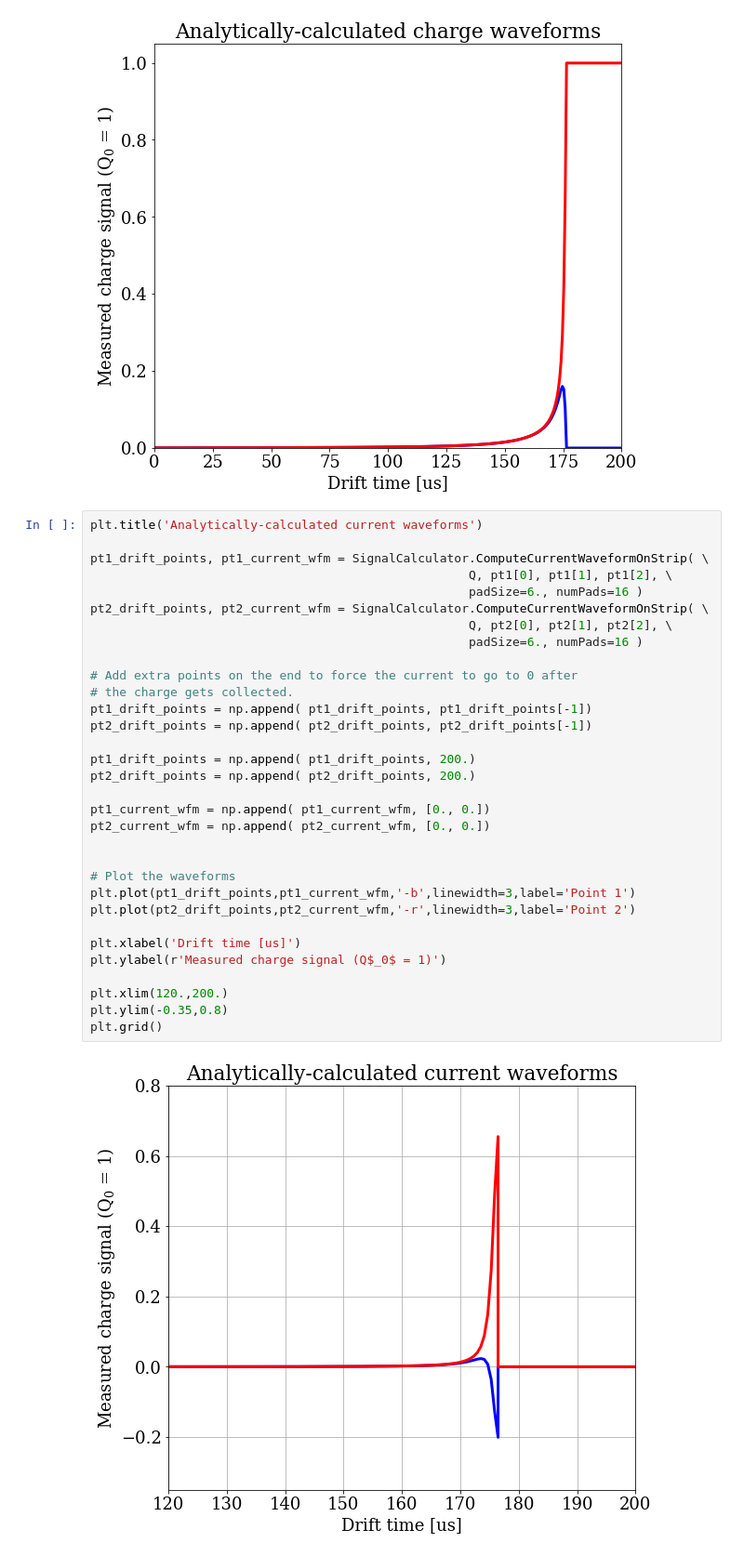
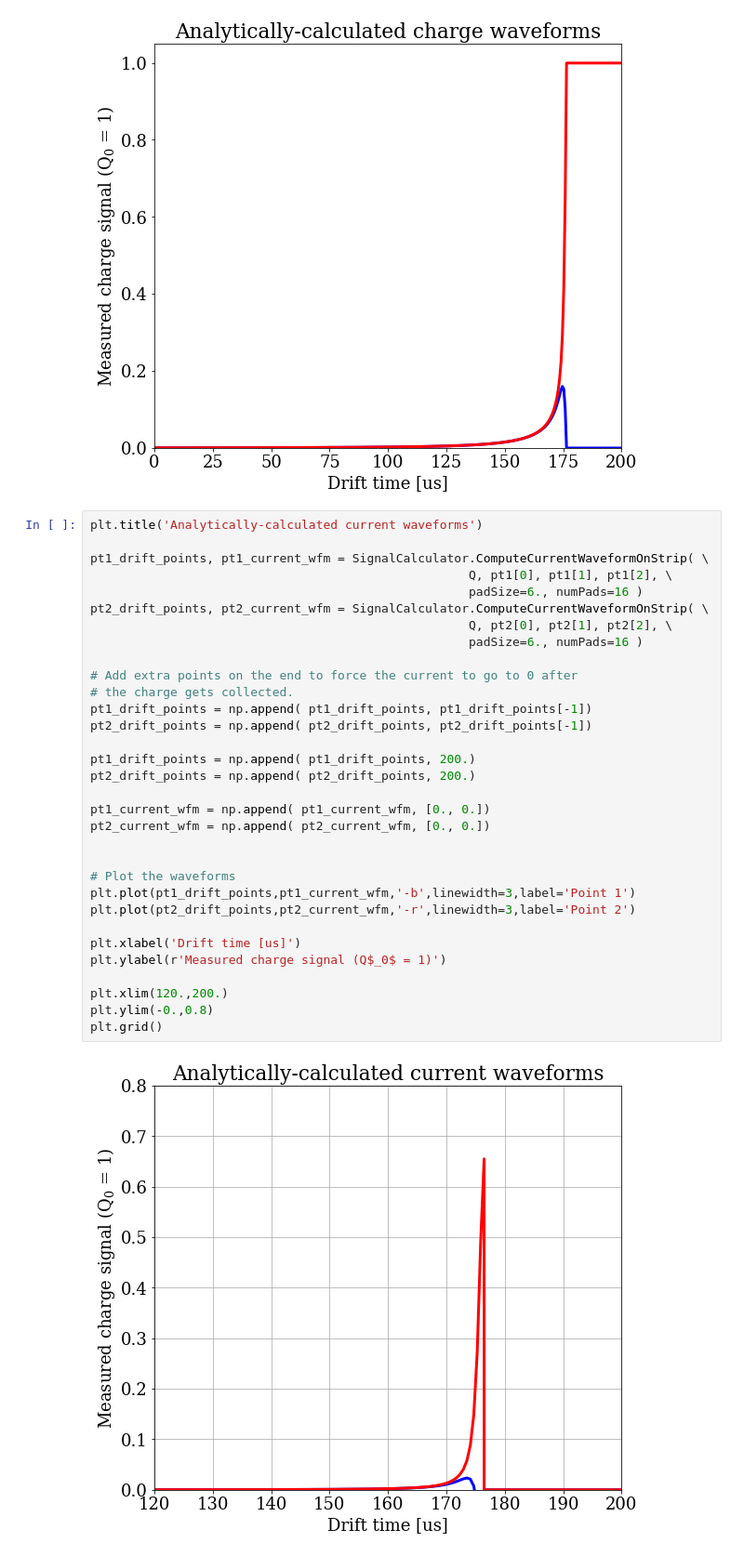
Before and after one commit to bglenardo/CurrentAndChargeSignalCalculator, a Jupyter notebook: Example Notebook.ipynb, the cells around one changed output. Shown: that part at 93% size. Cells and saved outputs as stored; diff of their text form.

```diff
--- a/Example Notebook.ipynb
+++ b/Example Notebook.ipynb
@@ -262,32 +97,32 @@ plt.title('Analytically-calculated current waveforms')
 
 pt1_drift_points, pt1_current_wfm = SignalCalculator.ComputeCurrentWaveformOnStrip( \
                                                     Q, pt1[0], pt1[1], pt1[2], \
                                                     padSize=6., numPads=16 )
 pt2_drift_points, pt2_current_wfm = SignalCalculator.ComputeCurrentWaveformOnStrip( \
                                                     Q, pt2[0], pt2[1], pt2[2], \
                                                     padSize=6., numPads=16 )
 
 # Add extra points on the end to force the current to go to 0 after
 # the charge gets collected.
 pt1_drift_points = np.append( pt1_drift_points, pt1_drift_points[-1])
 pt2_drift_points = np.append( pt2_drift_points, pt2_drift_points[-1])
 
 pt1_drift_points = np.append( pt1_drift_points, 200.)
 pt2_drift_points = np.append( pt2_drift_points, 200.)
 
 pt1_current_wfm = np.append( pt1_current_wfm, [0., 0.])
 pt2_current_wfm = np.append( pt2_current_wfm, [0., 0.])
 
 
 # Plot the waveforms
 plt.plot(pt1_drift_points,pt1_current_wfm,'-b',linewidth=3,label='Point 1')
 plt.plot(pt2_drift_points,pt2_current_wfm,'-r',linewidth=3,label='Point 2')
 
 plt.xlabel('Drift time [us]')
 plt.ylabel(r'Measured charge signal (Q$_0$ = 1)')
 
 plt.xlim(120.,200.)
-plt.ylim(-0.35,0.8)
+plt.ylim(-0.,0.8)
 plt.grid()
 # %% [output]
-[figure, old version]
+[figure, new version]
```
Also changed, not shown: parts of 3 cells of this notebook.
